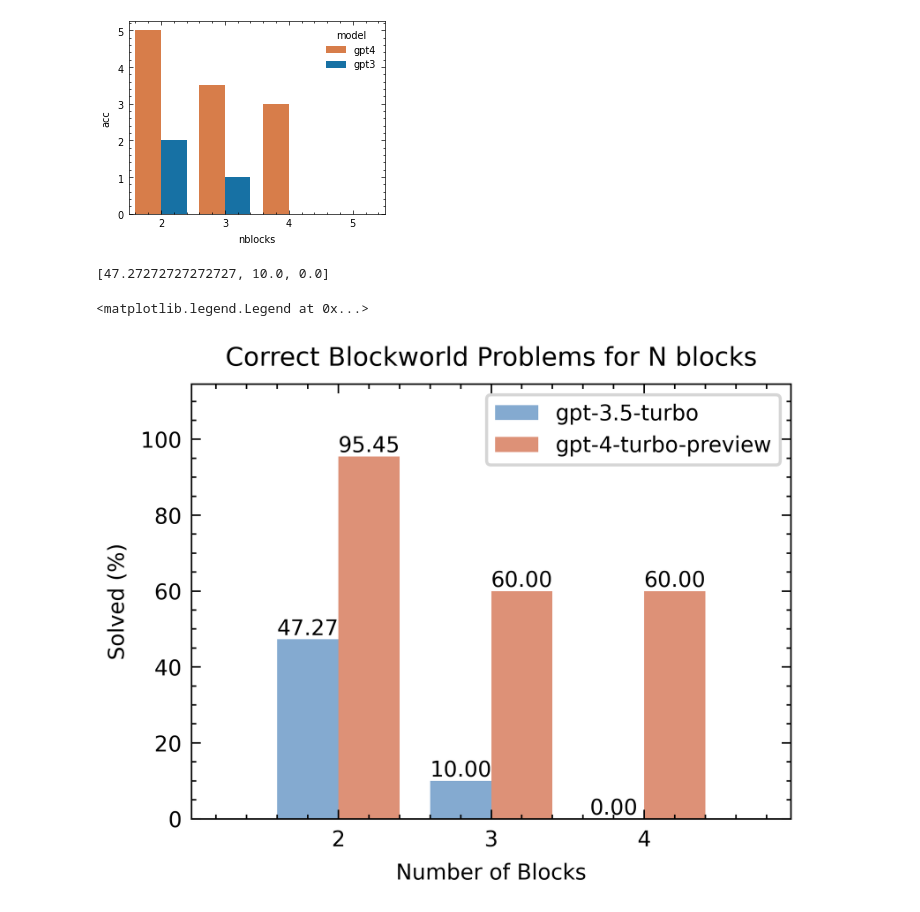
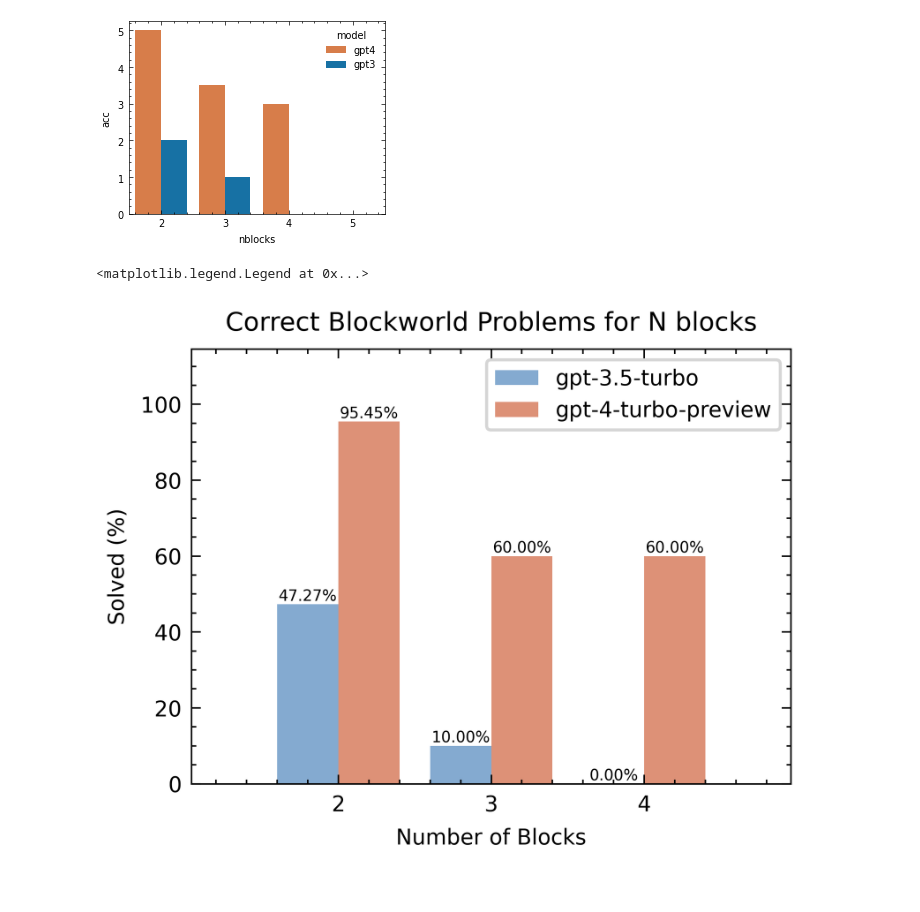
Before and after one commit to ayaanmayooq/LLM-verification-CEGIS, a Jupyter notebook: stats.ipynb, the cells around one changed output. Drawn from its saved outputs; the diff is of its cells as text; code cells hidden in the pictures.

```diff
--- a/stats.ipynb
+++ b/stats.ipynb
@@ -114,36 +114,35 @@ df = df.groupby(['nblocks', 'model']).mean()*100.0
 # plt.legend()
 # ax.bar_label(ax.containers[0], fmt=f"%.2f", fontsize=12)
 # ax.bar_label(ax.containers[1], fmt=f"%.2f", fontsize=12)
 
 # plt.show()
 
 # df.head()
 # print()
 # colors = ['#EE7733', '#0077BB', '#33BBEE', '#EE3377', '#CC3311', '#009988', '#BBBBBB']
 plt.style.use(['science', 'no-latex', 'nature', 'light'])
 # plt.figure(figsize=(15,8))
 ax = sns.barplot(data=df, x='nblocks', y='acc', hue='model')
 # df.plot.bar(x='nblocks', y='acc', rot = 0)
 plt.tight_layout()
 plt.title(f'Correct Blockworld Problems for N blocks')
 plt.xlabel('Number of Blocks')
 plt.ylabel('Solved (%)')
 # alabels = [f"{acc:.2f}" for acc in df[df['model']=='gpt-4-turbo-preview']['acc']]
 alabels=[f"{a:.2f}%" for a in df.query('model == "gpt-3.5-turbo"')['acc']]
-alabels=[f"{a:.2f}%" for a in df.query('model == "gpt-4-turbo-preview"')['acc']]
-ax.bar_label(ax.containers[0], fmt=f"%.2f")
-ax.bar_label(ax.containers[1], fmt=f"%.2f")
+blabels=[f"{a:.2f}%" for a in df.query('model == "gpt-4-turbo-preview"')['acc']]
+ax.bar_label(ax.containers[0], fmt=f"%.2f", labels=alabels, fontsize=5)
+ax.bar_label(ax.containers[1], fmt=f"%.2f", labels=blabels, fontsize=5)
 ax.margins(0.2, 0.2)
 plt.legend(frameon=True)
 # add bar labels
 
 # plt.show()
 
 
 # sns.barplot(data=df, x='nblocks', y='iters', hue='model')
 # plt.tight_layout()
 # plt.show()
 # %% [output]
-[47.27272727272727, 10.0, 0.0]
+<matplotlib.legend.Legend at 0x...>
-<matplotlib.legend.Legend at 0x...>
-[figure, old version]
+[figure, new version]
```
